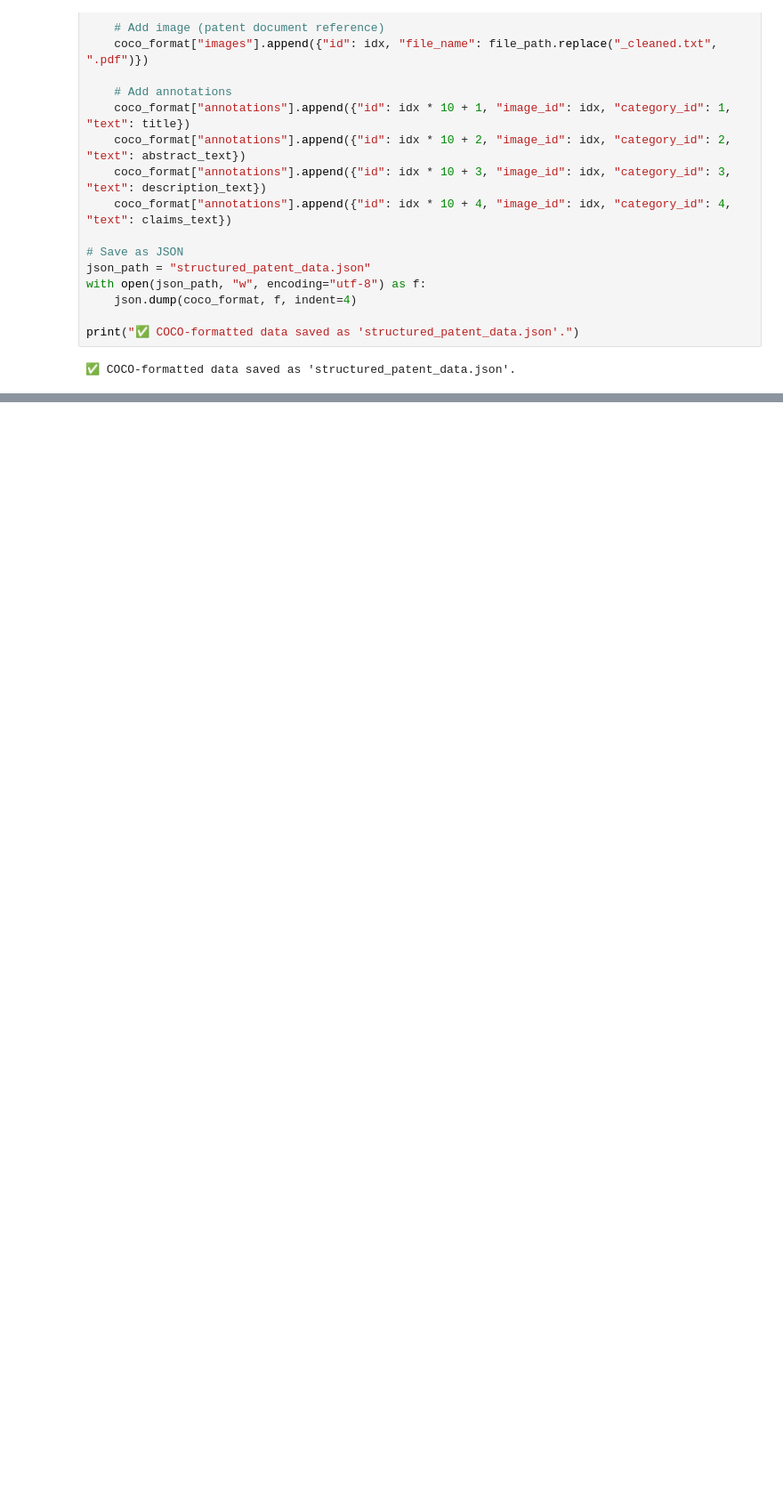
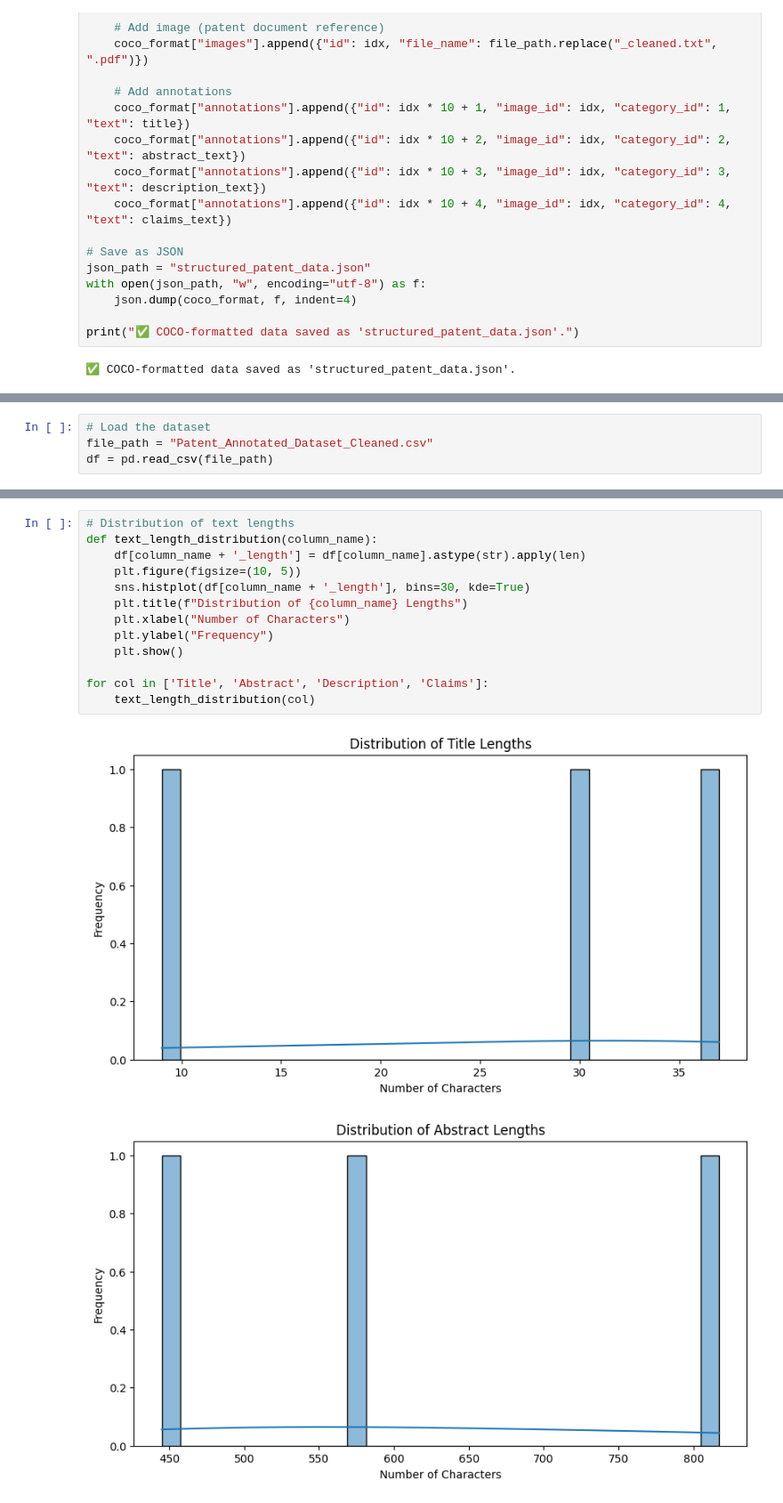
Before and after one commit to Letlhogonolo01/data-annotation-mini-project, a Jupyter notebook: SA_Patent_Intelligence_Initiative_(SAPII).ipynb, the cells around one changed output, grey strips where cells are left out. Shown: that part at 89% size. Saved outputs shown, nothing was run; the diff lists cells and outputs as text; blank space fills up the shorter version.

```diff
--- a/SA_Patent_Intelligence_Initiative_(SAPII).ipynb
+++ b/SA_Patent_Intelligence_Initiative_(SAPII).ipynb
@@ -245,0 +432,4 @@ files.download("structured_patent_data.json")
+# %%
+# Load the dataset
+file_path = "Patent_Annotated_Dataset_Cleaned.csv"
+df = pd.read_csv(file_path)
@@ -245,0 +478,16 @@ files.download("structured_patent_data.json")
+# %%
+# Distribution of text lengths
+def text_length_distribution(column_name):
+    df[column_name + '_length'] = df[column_name].astype(str).apply(len)
+    plt.figure(figsize=(10, 5))
+    sns.histplot(df[column_name + '_length'], bins=30, kde=True)
+    plt.title(f"Distribution of {column_name} Lengths")
+    plt.xlabel("Number of Characters")
+    plt.ylabel("Frequency")
+    plt.show()
+
+for col in ['Title', 'Abstract', 'Description', 'Claims']:
+    text_length_distribution(col)
+# %% [output]
+[figure, added]
+[figure, added]
```
Also changed, not shown: parts of 22 cells of this notebook.
